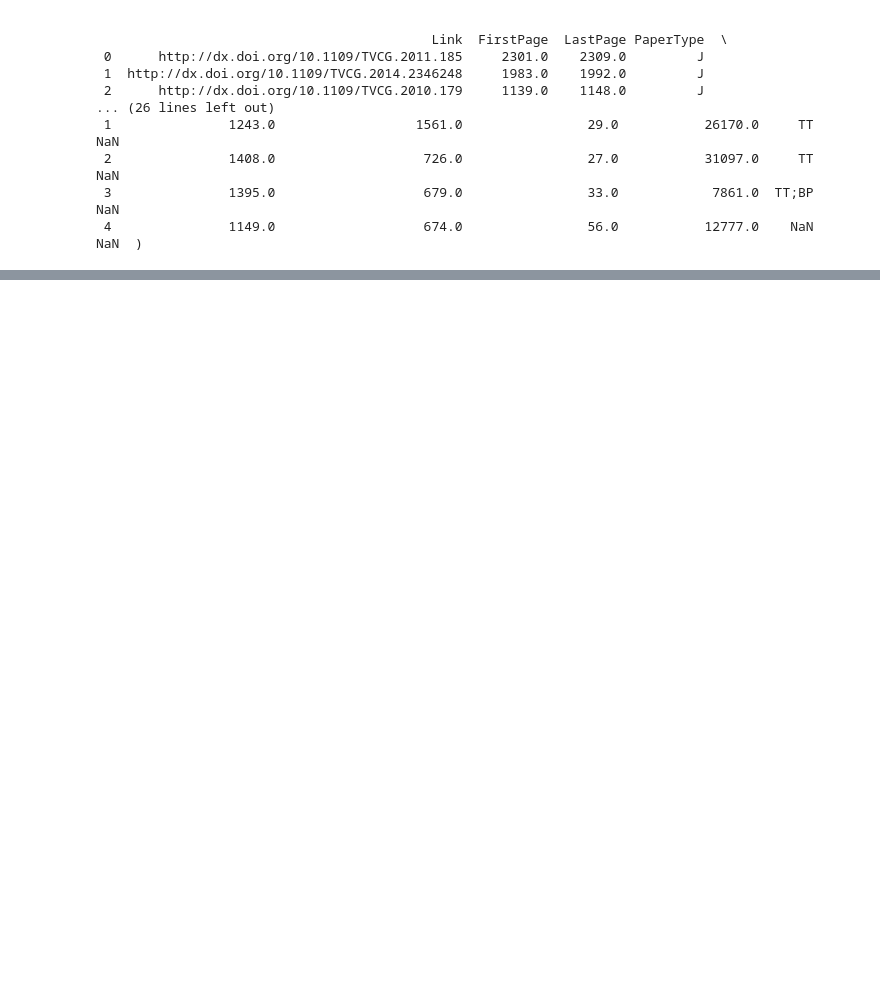
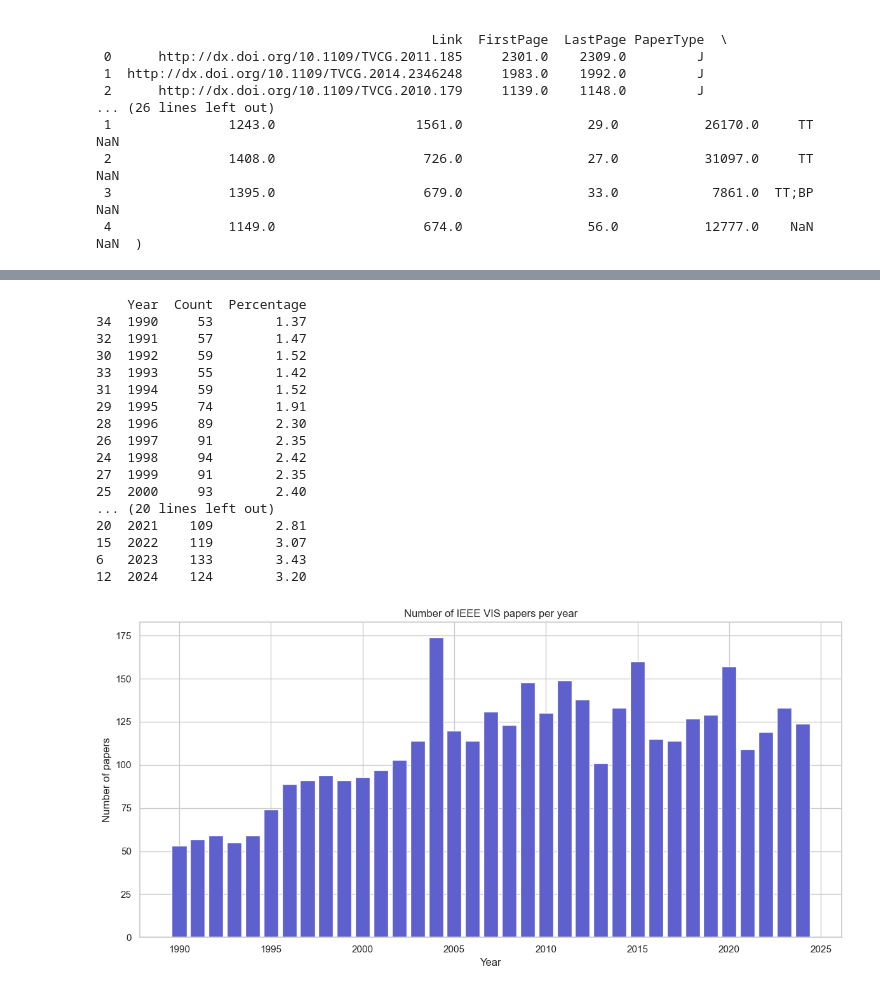
Before and after one commit to inkeaton/DV, a Jupyter notebook: common/data_analysis/eda.ipynb, the cells around one changed output, grey strips where cells are left out. Cells and saved outputs as stored; diff of their text form; code cells hidden in the pictures; blank space fills up the shorter version.

```diff
--- a/common/data_analysis/eda.ipynb
+++ b/common/data_analysis/eda.ipynb
@@ -964,0 +247,43 @@ Possible next steps:
+# %%
+papers_per_year_counts = (
+    df_clean["Year"]
+    .value_counts()
+    .rename_axis("Year")
+    .reset_index(name="Count")
+)
+
+papers_per_year_counts = papers_per_year_counts.sort_values("Year")
+
+papers_per_year_counts["Percentage"] = (
+    papers_per_year_counts["Count"] / papers_per_year_counts["Count"].sum() * 100
+).round(2)
+
+print(papers_per_year_counts)
+
+
+plt.figure(figsize=(12, 6))
+plt.bar(papers_per_year_counts["Year"], papers_per_year_counts["Count"], color="#5E60CE")
+plt.xlabel("Year")
+plt.ylabel("Number of papers")
+plt.title("Number of IEEE VIS papers per year")
+plt.tight_layout()
+plt.show()
+# %% [output]
+    Year  Count  Percentage
+34  1990     53        1.37
+32  1991     57        1.47
+30  1992     59        1.52
+33  1993     55        1.42
+31  1994     59        1.52
+29  1995     74        1.91
+28  1996     89        2.30
+26  1997     91        2.35
+24  1998     94        2.42
+27  1999     91        2.35
+25  2000     93        2.40
+... (20 lines left out)
+20  2021    109        2.81
+15  2022    119        3.07
+6   2023    133        3.43
+12  2024    124        3.20
+[figure, added]
```
Also changed, not shown: parts of 74 cells of this notebook, 1 other file.
